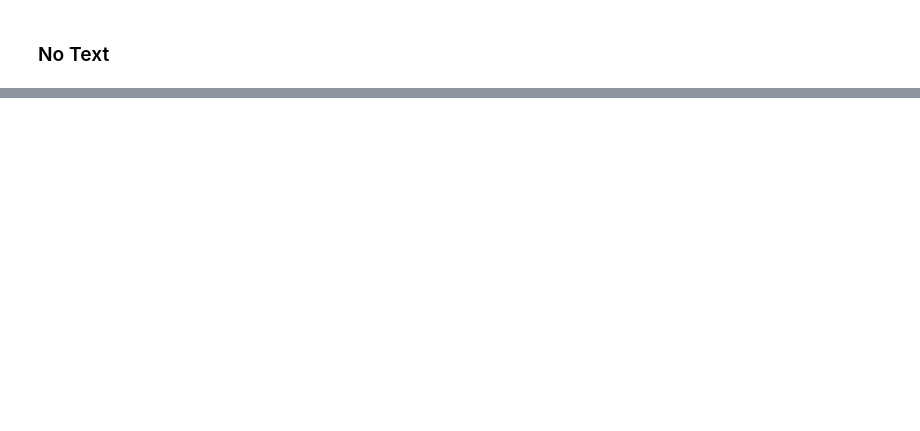
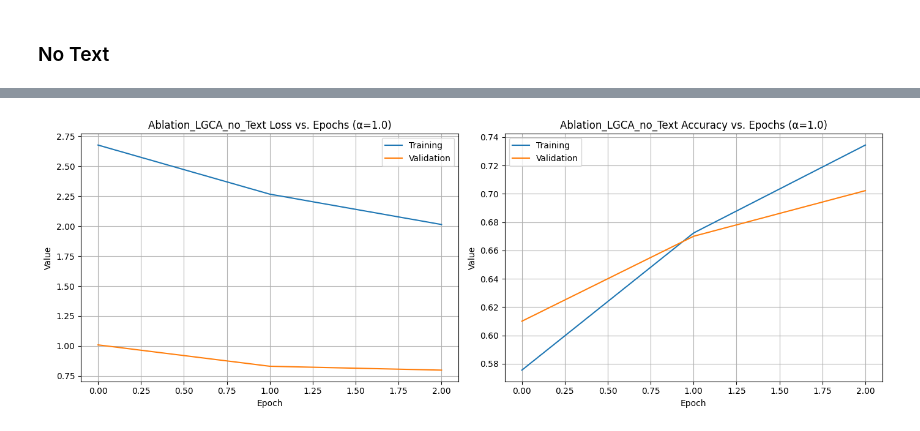
Before and after one commit to IrisHux/SER, a Jupyter notebook: LGCA_test.ipynb, the cells around one changed output, grey strips where cells are left out. Cells and saved outputs as stored; diff of their text form; code cells hidden in the pictures; blank space fills up the shorter version.

Commit message:
Ablation w/o label & w/o text

```diff
--- a/LGCA_test.ipynb
+++ b/LGCA_test.ipynb
@@ -1989,7 +1960,7 @@ gc.collect()
 
 # --- 1. 初始化 ---
 
-checkpoint_dir = os.path.join(CONFIG.project_root(), "exp") # 从config获取保存路径
+checkpoint_dir = CONFIG.saved_ckpt_locationt() # 从config获取保存路径
 checkpoint_files = glob.glob(os.path.join(checkpoint_dir, '*.pt')) # 查找所有模型文件
 checkpoint_files.sort() # 排序
 
@@ -3102,0 +2987,92 @@ def get_contrastive_dataloaders(dataset_name: str, mode: str = 'multimodal'):
+# %%
+# file: main_ablation_no_text.py
+
+import torch
+import gc
+import os
+import logging
+import numpy as np
+import warnings
+
+warnings.filterwarnings("ignore", category=UserWarning)
+
+# --- 1. 导入我们为消融实验创建的 *所有* 新组件 ---
+from core.config import CONFIG, device
+from contrastive.model import setup_memory_optimization
+
+# [核心修改点]: 导入新的模型、训练器和数据加载器函数
+from contrastive.model import AcousticSupConModel
+from contrastive.trainer import AblationNoTextTrainer
+from scripts.get_dataloaders import get_ablation_no_text_dataloaders
+
+# 配置日志
+logging.basicConfig(level=logging.INFO, format='%(asctime)s - %(levelname)s - %(message)s')
+
+def run_ablation_no_text_experiment():
+    """
+    执行完整的 "LGCA w/o Text Anchor" 消融实验。
+    该脚本是独立的，专门用于训练纯声学监督对比学习模型。
+    """
+    # --- 2. 环境设置 (这部分与主实验完全相同，直接复用) ---
+    try:
+        CONFIG.load_config("config.yaml")
+        logging.info("配置文件 'config.yaml' 加载成功。")
+    except FileNotFoundError:
+        logging.error("错误：找不到 'config.yaml' 文件。")
+        return
+
+    # 设置随机种子以保证可复现性
+    seed = 42
+    torch.manual_seed(seed)
+    np.random.seed(seed)
+    if torch.cuda.is_available():
+        torch.cuda.manual_seed_all(seed)
+
+    setup_memory_optimization()
+    torch.cuda.empty_cache()
+    gc.collect()
+
+    # --- 3. 加载数据集 (使用新的专用数据加载器) ---
+    try:
+        training_dataset_name = CONFIG.training_dataset_name()
+        logging.info(f"--- [消融实验] 正在为训练集 '{training_dataset_name}' 准备Dataloaders ---")
+
+        # [核心修改点]: 调用新的数据加载函数
+        dataloaders = get_ablation_no_text_dataloaders(training_dataset_name)
+        train_loader = dataloaders['train']
+        validation_loader = dataloaders['validation']
+    except Exception as e:
+        logging.error(f"消融实验数据加载失败: {e}")
+        return
+
+    # --- 4. 实例化模型和训练器 (使用新的专用组件) ---
+    logging.info("--- [消融实验] 正在初始化 AcousticSupConModel 和 AblationNoTextTrainer ---")
+    try:
+        num_labels = len(CONFIG.dataset_emotions(training_dataset_name))
+
+        # [核心修改点]: 实例化新的消融模型
+        model = AcousticSupConModel(num_labels=num_labels).to(device)
+
+        # [核心修改点]: 实例化新的消融训练器
+        trainer = AblationNoTextTrainer(
+            model=model,
+            num_epochs=CONFIG.training_epochs(), # 从config读取
+            learning_rate=CONFIG.learning_rate(),
+            alpha=CONFIG.llgca_loss_alpha(), # 与主实验使用相同的alpha以保证公平对比
+            optimizer_type=CONFIG.optimizer_type(),
+            gradient_accumulation_steps=2 # 根据你的GPU显存调整
+        )
+
+    except Exception as e:
+        logging.error(f"消融实验的模型或训练器实例化失败: {e}")
+        return
+
+    # --- 5. 开始训练 ---
+    logging.info(f"--- [消融实验] 使用 alpha = {trainer.alpha} 开始在 '{training_dataset_name}' 上进行训练 ---")
+    trainer.train(train_loader, validation_loader)
+
+    logging.info("--- 消融模型训练完成 ---")
+
+if __name__ == '__main__':
+    run_ablation_no_text_experiment()
+# %% [output]
@@ -3102,0 +3104 @@ def get_contrastive_dataloaders(dataset_name: str, mode: str = 'multimodal'):
+[figure, added]
```
Also changed, not shown: parts of 12 cells of this notebook, 3 other files.
